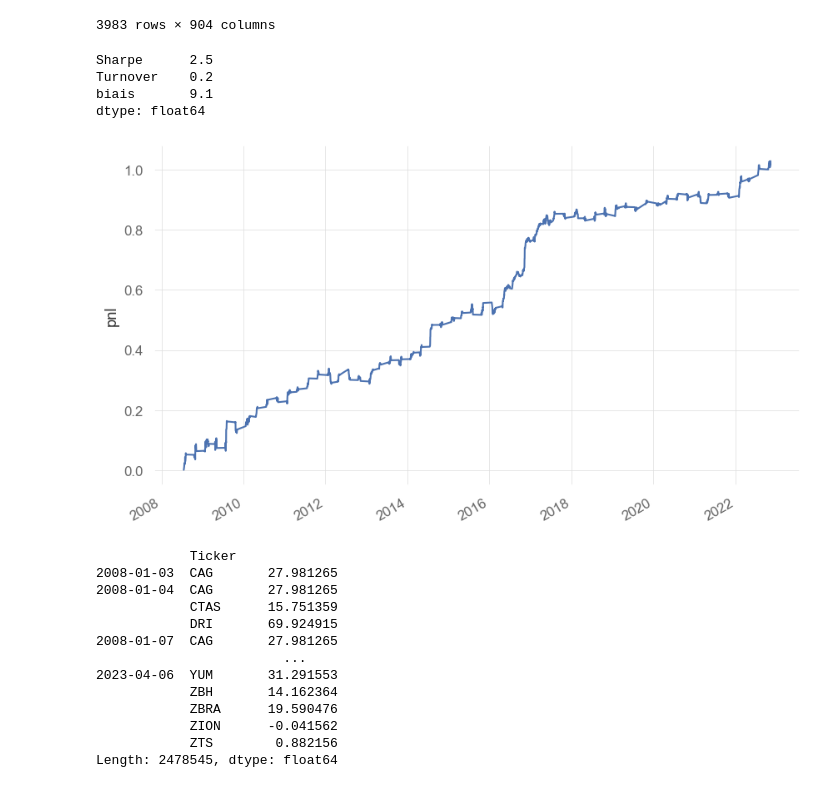
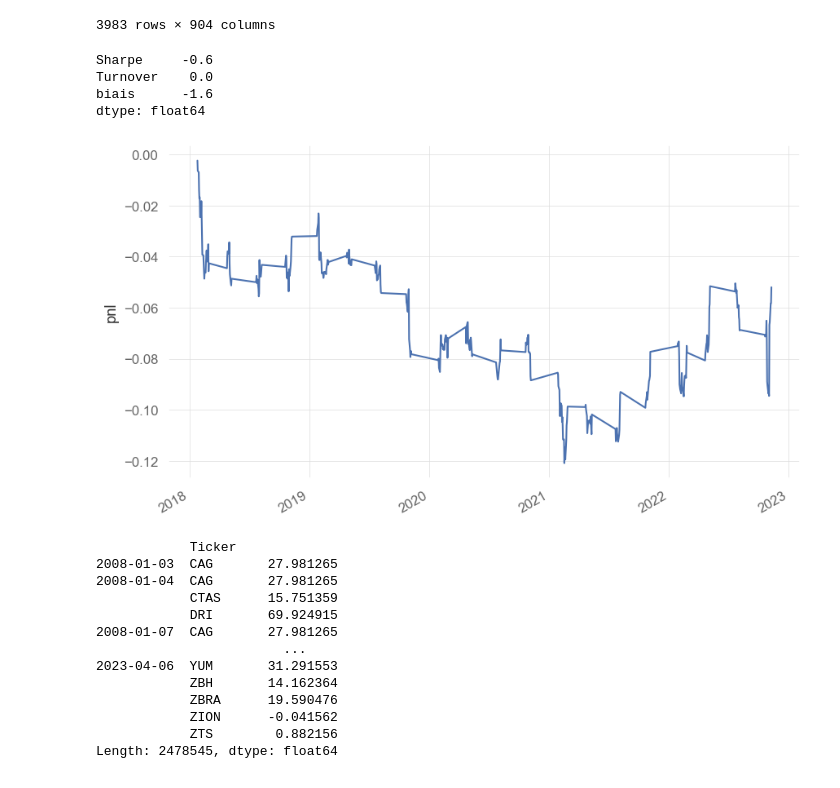
Before and after one commit to nabz78350/backtesting, a Jupyter notebook: strat_earnings.ipynb, the cells around one changed output. Saved outputs shown, nothing was run; the diff lists cells and outputs as text; code cells hidden in the pictures.

```diff
--- a/strat_earnings.ipynb
+++ b/strat_earnings.ipynb
@@ -231,7 +231,7 @@ EV = mkt_cap + (ltdebt+stdebt)  - cash_equiv.fillna(0)
 ebitda = income_statement['ebitda'].unstack().reindex_like(P).ffill().astype(float)
 EM = EV / ebitda
 # %%
-simulations_earnings = dates_earnings.loc['2008Q1':'2023Q1'].index
+simulations_earnings = dates_earnings.loc['2017Q4':'2023Q1'].index
 signal = pd.DataFrame().reindex_like(P)
 for i,earning in enumerate(tqdm(simulations_earnings[1:-1])):
     i = i+1
@@ -243,7 +243,7 @@ for i,earning in enumerate(tqdm(simulations_earnings[1:-1])):
 
     dates_signal = dates_earnings.loc[quarter,'dates_earn']
     tickers = R[R.index.isin(dates_signal)].dropna(1,'all').columns.tolist()
-    for ticker in ['AAPL','MSFT','AMZN','GOOG','FB','NVDA','BRKB'] + random.sample(tickers,30):
+    for ticker in ['AAPL','MSFT','AMZN','GOOG','FB','NVDA','BRKB'] + random.sample(tickers,200):
         try :
             returns = R[P].sub(R[P].mean(1),0)[ticker]
             em_ticker, eps_ticker,gm_ticker,roic_ticker,pb_ratio_ticker,op_margin = EM[ticker].shift(),eps[ticker].shift(),gross_margin[ticker].shift(),roic[ticker].shift(),pb_ratio[ticker].shift(),operating_margin[ticker].shift()
@@ -256,7 +256,6 @@ for i,earning in enumerate(tqdm(simulations_earnings[1:-1])):
                                'ret':returns})
 
             df_train = df[df.index.isin(dates_train)].dropna()
-            # print(df_train.sort_index().index[-1],'last train sample')
             df_train = df_train.rank(axis=0,pct=True,ascending=True).clip(0.01,0.99).apply(norm.ppf)
             df_test  = df[df.index.isin(dates_signal+ dates_train)].dropna()
             input_dates = df_test.index
@@ -267,7 +266,7 @@ for i,earning in enumerate(tqdm(simulations_earnings[1:-1])):
             for date in dates_signal:
                 try :
                     dates.append(date)
-                    df_pred = df_test[df_test.index.isin(dates_signal+ dates)].dropna().rank(axis=0,pct=True,ascending=True).clip(0.01,0.99).apply(norm.ppf)
+                    df_pred = df_test[df_test.index.isin(dates_train+ dates)].dropna().rank(axis=0,pct=True,ascending=True).clip(0.01,0.99).apply(norm.ppf)
                     x_test = df_pred[['em','eps','gm','roic','pb','op_margin']].loc[date].values.reshape(1,-1)
                     pred = neigh.predict(x_test)
                     signal.loc[date,ticker] = pred.ravel()
@@ -277,21 +276,21 @@ for i,earning in enumerate(tqdm(simulations_earnings[1:-1])):
         except :
             pass
 # %%
-SIGNAL = signal.reindex_like(P)[P]
+SIGNAL = signal.reindex_like(P)
 SIGNAL = SIGNAL[P].rank(axis=1,pct=True,ascending=True).clip(0.01,0.99).apply(norm.ppf)
-# SIGNAL[SIGNAL.abs()<0.5] = None
-SIGNAL = SIGNAL[P].sub(SIGNAL[P].mean(1),0)
-SIGNAL = SIGNAL[P].groupby(GICS['gicsect'],axis=1).apply(center)
+SIGNAL[SIGNAL.abs()<1] = None
+SIGNAL = SIGNAL[P].groupby(GICS['gicgrp'],axis=1).apply(center)
 SIGNAL = SIGNAL[P].div(SIGNAL.abs().sum(1),0)
-pnl = (SIGNAL[P].shift()*R).dropna(0,'all').sum(1)
+pnl = (SIGNAL[P].shift(1)*R).dropna(0,'all').sum(1)
 sr = sharpe(pnl)
 turnover = SIGNAL.fillna(0).diff().abs().sum(1).mean()
+
 pnl.cumsum().plot()
 plt.ylabel('pnl')
 pd.Series({'Sharpe':sr,'Turnover':turnover,'biais':pnl.mean()*1e4}).round(1)
 # %% [output]
-Sharpe      2.5
-Turnover    0.2
-biais       9.1
+Sharpe     -0.6
+Turnover    0.0
+biais      -1.6
 dtype: float64
-[figure, old version]
+[figure, new version]
```
Also changed, not shown: parts of 1 cell of this notebook, 1 other file.
